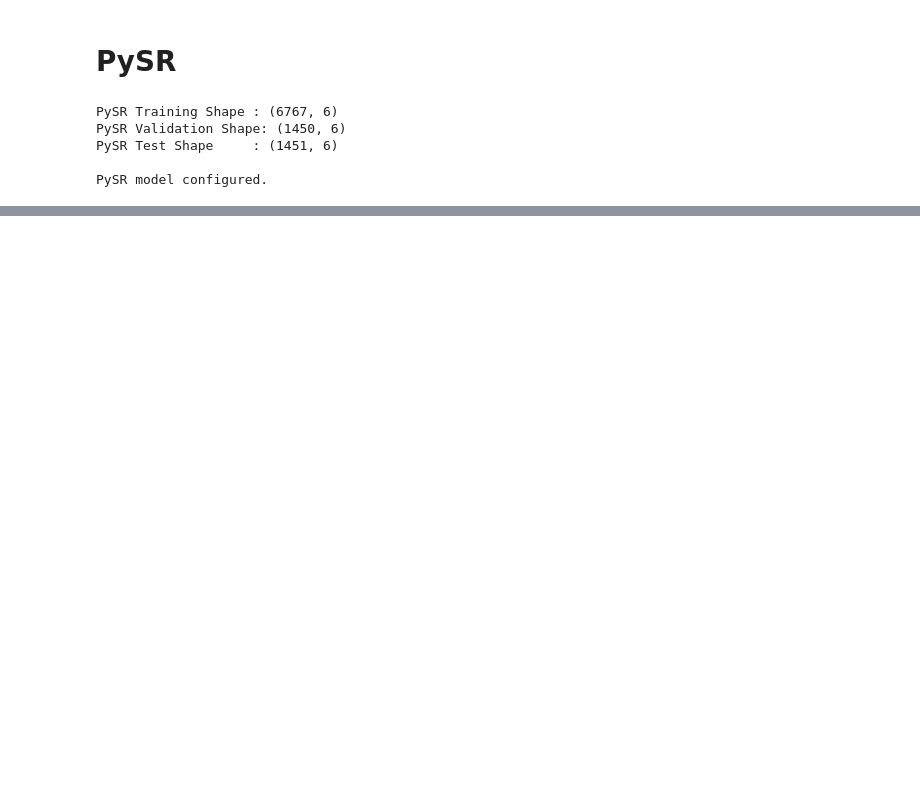
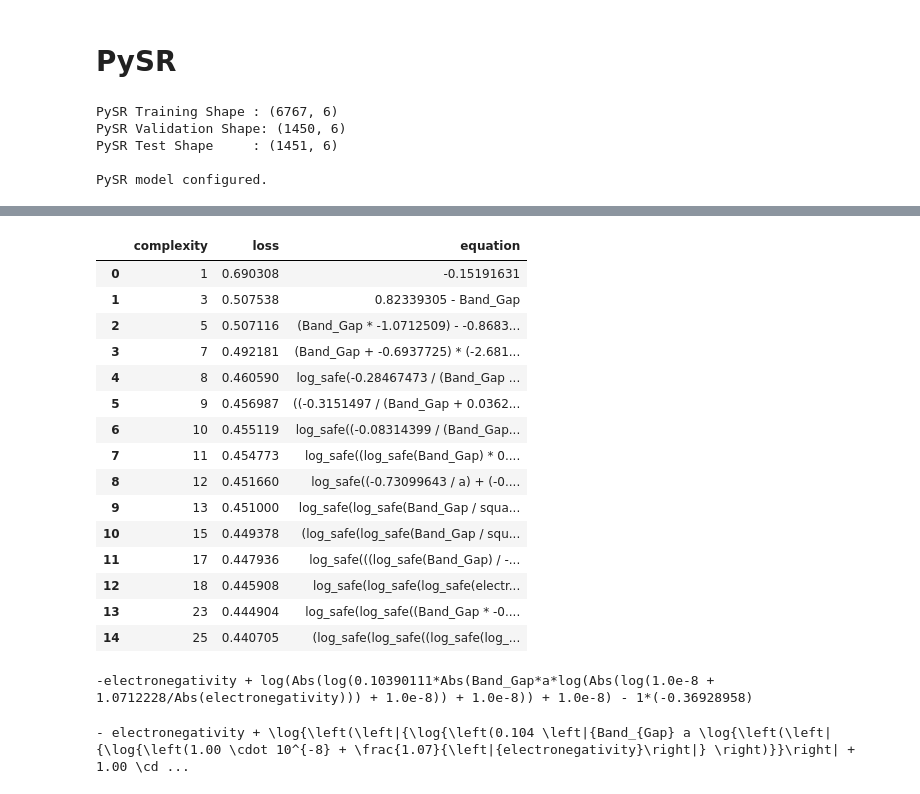
Before and after one commit to RayCharles8/ML-Project, a Jupyter notebook: Tabular_Models.ipynb, the cells around one changed output, grey strips where cells are left out. Cells and saved outputs as stored; diff of their text form; code cells hidden in the pictures; blank space fills up the shorter version.

```diff
--- a/Tabular_Models.ipynb
+++ b/Tabular_Models.ipynb
@@ -705,10 +645,10 @@ pysr_model = PySRRegressor(
 
     # LARGE SEARCH
 
-    niterations=1500,
+    niterations=100,
 
-    populations=40,
-    population_size=50,
+    populations=20,
+    population_size=40,
     ncycles_per_iteration=500,
 
     # OBJECTIVE
@@ -823,0 +817,30 @@ print(pysr_model.latex())
+# %%
+pysr_model.equations_[["complexity","loss","equation"]]
+# %% [output]
+|  | complexity | loss | equation |
+| 0 | 1 | 0.690308 | -0.15191631 |
+| 1 | 3 | 0.507538 | 0.82339305 - Band_Gap |
+| 2 | 5 | 0.507116 | (Band_Gap * -1.0712509) - -0.8683... |
+| 3 | 7 | 0.492181 | (Band_Gap + -0.6937725) * (-2.681... |
+| 4 | 8 | 0.460590 | log_safe(-0.28467473 / (Band_Gap ... |
+| 5 | 9 | 0.456987 | ((-0.3151497 / (Band_Gap + 0.0362... |
+| 6 | 10 | 0.455119 | log_safe((-0.08314399 / (Band_Gap... |
+| 7 | 11 | 0.454773 | log_safe((log_safe(Band_Gap) * 0.... |
+| 8 | 12 | 0.451660 | log_safe((-0.73099643 / a) + (-0.... |
+| 9 | 13 | 0.451000 | log_safe(log_safe(Band_Gap / squa... |
+| 10 | 15 | 0.449378 | (log_safe(log_safe(Band_Gap / squ... |
+| 11 | 17 | 0.447936 | log_safe(((log_safe(Band_Gap) / -... |
+| 12 | 18 | 0.445908 | log_safe(log_safe(log_safe(electr... |
+| 13 | 23 | 0.444904 | log_safe(log_safe((Band_Gap * -0.... |
+| 14 | 25 | 0.440705 | (log_safe(log_safe((log_safe(log_... |
+# %%
+# SYMPY REPRESENTATION
+print(pysr_model.sympy())
+# %% [output]
+-electronegativity + log(Abs(log(0.10390111*Abs(Band_Gap*a*log(Abs(log(1.0e-8 + 1.0712228/Abs(electronegativity))) + 1.0e-8)) + 1.0e-8)) + 1.0e-8) - 1*(-0.36928958)
+# %%
+# LATEX REPRESENTATION
+
+print(pysr_model.latex())
+# %% [output]
+- electronegativity + \log{\left(\left|{\log{\left(0.104 \left|{Band_{Gap} a \log{\left(\left|{\log{\left(1.00 \cdot 10^{-8} + \frac{1.07}{\left|{electronegativity}\right|} \right)}}\right| + 1.00 \cd ...
```
Also changed, not shown: parts of 16 cells of this notebook.
